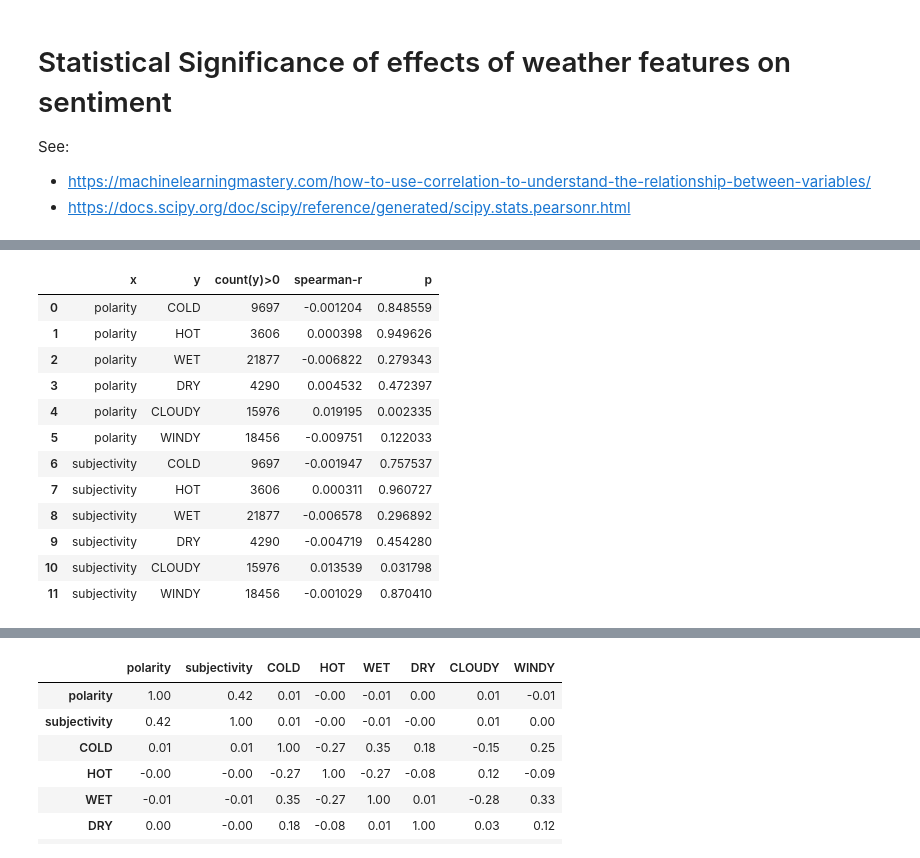
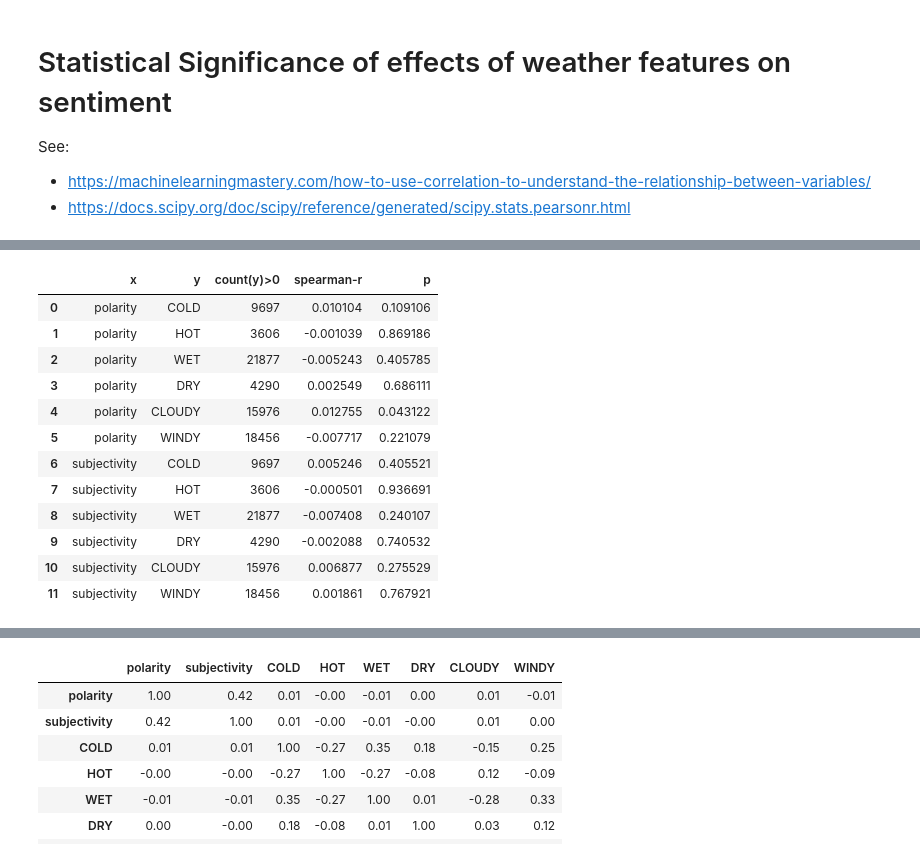
Before and after one commit to johnstcn/cs7is4group4, a Jupyter notebook: colab-notebook/TA_G4.ipynb, the cells around one changed output, grey strips where cells are left out. Drawn from its saved outputs; the diff is of its cells as text; code cells hidden in the pictures.

```diff
--- a/colab-notebook/TA_G4.ipynb
+++ b/colab-notebook/TA_G4.ipynb
@@ -691,30 +691,30 @@ wdf.describe()
 | max | 1.078802e+18 | 1.000000 | 1.000000 | 6.000000 | 11.000000 | 3.000000 | 11.000000 | 3.000000 | 5.000000 | 14.000000 |
 # %%
 rdf = pd.DataFrame(columns=['x', 'y', 'count(y)>0', 'spearman-r', 'p'])
-rdf = rdf.append(pd.Series(['polarity', 'COLD', len(wdf.query('COLD > 0')), *stats.pearsonr(wdf['polarity'], wdf['COLD'])], index=rdf.columns), ignore_index=True)
-rdf = rdf.append(pd.Series(['polarity','HOT', len(wdf.query('HOT > 0')), *stats.pearsonr(wdf['polarity'], wdf['HOT'])], index=rdf.columns), ignore_index=True)
-rdf = rdf.append(pd.Series(['polarity','WET', len(wdf.query('WET > 0')), *stats.pearsonr(wdf['polarity'], wdf['WET'])], index=rdf.columns), ignore_index=True)
-rdf = rdf.append(pd.Series(['polarity','DRY', len(wdf.query('DRY > 0')), *stats.pearsonr(wdf['polarity'], wdf['DRY'])], index=rdf.columns), ignore_index=True)
-rdf = rdf.append(pd.Series(['polarity','CLOUDY', len(wdf.query('CLOUDY > 0')), *stats.pearsonr(wdf['polarity'], wdf['CLOUDY'])], index=rdf.columns), ignore_index=True)
-rdf = rdf.append(pd.Series(['polarity','WINDY', len(wdf.query('WINDY > 0')), *stats.pearsonr(wdf['polarity'], wdf['WINDY'])], index=rdf.columns), ignore_index=True)
-rdf = rdf.append(pd.Series(['subjectivity', 'COLD', len(wdf.query('COLD > 0')), *stats.pearsonr(wdf['subjectivity'], wdf['COLD'])], index=rdf.columns), ignore_index=True)
-rdf = rdf.append(pd.Series(['subjectivity','HOT', len(wdf.query('HOT > 0')), *stats.pearsonr(wdf['subjectivity'], wdf['HOT'])], index=rdf.columns), ignore_index=True)
-rdf = rdf.append(pd.Series(['subjectivity','WET', len(wdf.query('WET > 0')), *stats.pearsonr(wdf['subjectivity'], wdf['WET'])], index=rdf.columns), ignore_index=True)
-rdf = rdf.append(pd.Series(['subjectivity','DRY', len(wdf.query('DRY > 0')), *stats.pearsonr(wdf['subjectivity'], wdf['DRY'])], index=rdf.columns), ignore_index=True)
-rdf = rdf.append(pd.Series(['subjectivity','CLOUDY', len(wdf.query('CLOUDY > 0')), *stats.pearsonr(wdf['subjectivity'], wdf['CLOUDY'])], index=rdf.columns), ignore_index=True)
-rdf = rdf.append(pd.Series(['subjectivity','WINDY', len(wdf.query('WINDY > 0')), *stats.pearsonr(wdf['subjectivity'], wdf['WINDY'])], index=rdf.columns), ignore_index=True)
+rdf = rdf.append(pd.Series(['polarity', 'COLD', len(wdf.query('COLD > 0')), *stats.spearmanr(wdf['polarity'], wdf['COLD'])], index=rdf.columns), ignore_index=True)
+rdf = rdf.append(pd.Series(['polarity','HOT', len(wdf.query('HOT > 0')), *stats.spearmanr(wdf['polarity'], wdf['HOT'])], index=rdf.columns), ignore_index=True)
+rdf = rdf.append(pd.Series(['polarity','WET', len(wdf.query('WET > 0')), *stats.spearmanr(wdf['polarity'], wdf['WET'])], index=rdf.columns), ignore_index=True)
+rdf = rdf.append(pd.Series(['polarity','DRY', len(wdf.query('DRY > 0')), *stats.spearmanr(wdf['polarity'], wdf['DRY'])], index=rdf.columns), ignore_index=True)
+rdf = rdf.append(pd.Series(['polarity','CLOUDY', len(wdf.query('CLOUDY > 0')), *stats.spearmanr(wdf['polarity'], wdf['CLOUDY'])], index=rdf.columns), ignore_index=True)
+rdf = rdf.append(pd.Series(['polarity','WINDY', len(wdf.query('WINDY > 0')), *stats.spearmanr(wdf['polarity'], wdf['WINDY'])], index=rdf.columns), ignore_index=True)
+rdf = rdf.append(pd.Series(['subjectivity', 'COLD', len(wdf.query('COLD > 0')), *stats.spearmanr(wdf['subjectivity'], wdf['COLD'])], index=rdf.columns), ignore_index=True)
+rdf = rdf.append(pd.Series(['subjectivity','HOT', len(wdf.query('HOT > 0')), *stats.spearmanr(wdf['subjectivity'], wdf['HOT'])], index=rdf.columns), ignore_index=True)
+rdf = rdf.append(pd.Series(['subjectivity','WET', len(wdf.query('WET > 0')), *stats.spearmanr(wdf['subjectivity'], wdf['WET'])], index=rdf.columns), ignore_index=True)
+rdf = rdf.append(pd.Series(['subjectivity','DRY', len(wdf.query('DRY > 0')), *stats.spearmanr(wdf['subjectivity'], wdf['DRY'])], index=rdf.columns), ignore_index=True)
+rdf = rdf.append(pd.Series(['subjectivity','CLOUDY', len(wdf.query('CLOUDY > 0')), *stats.spearmanr(wdf['subjectivity'], wdf['CLOUDY'])], index=rdf.columns), ignore_index=True)
+rdf = rdf.append(pd.Series(['subjectivity','WINDY', len(wdf.query('WINDY > 0')), *stats.spearmanr(wdf['subjectivity'], wdf['WINDY'])], index=rdf.columns), ignore_index=True)
 rdf
 # %% [output]
 |  | x | y | count(y)>0 | spearman-r | p |
-| 0 | polarity | COLD | 9697 | -0.001204 | 0.848559 |
-| 1 | polarity | HOT | 3606 | 0.000398 | 0.949626 |
-| 2 | polarity | WET | 21877 | -0.006822 | 0.279343 |
-| 3 | polarity | DRY | 4290 | 0.004532 | 0.472397 |
-| 4 | polarity | CLOUDY | 15976 | 0.019195 | 0.002335 |
-| 5 | polarity | WINDY | 18456 | -0.009751 | 0.122033 |
-| 6 | subjectivity | COLD | 9697 | -0.001947 | 0.757537 |
-| 7 | subjectivity | HOT | 3606 | 0.000311 | 0.960727 |
-| 8 | subjectivity | WET | 21877 | -0.006578 | 0.296892 |
-| 9 | subjectivity | DRY | 4290 | -0.004719 | 0.454280 |
-| 10 | subjectivity | CLOUDY | 15976 | 0.013539 | 0.031798 |
-| 11 | subjectivity | WINDY | 18456 | -0.001029 | 0.870410 |
+| 0 | polarity | COLD | 9697 | 0.010104 | 0.109106 |
+| 1 | polarity | HOT | 3606 | -0.001039 | 0.869186 |
+| 2 | polarity | WET | 21877 | -0.005243 | 0.405785 |
+| 3 | polarity | DRY | 4290 | 0.002549 | 0.686111 |
+| 4 | polarity | CLOUDY | 15976 | 0.012755 | 0.043122 |
+| 5 | polarity | WINDY | 18456 | -0.007717 | 0.221079 |
+| 6 | subjectivity | COLD | 9697 | 0.005246 | 0.405521 |
+| 7 | subjectivity | HOT | 3606 | -0.000501 | 0.936691 |
+| 8 | subjectivity | WET | 21877 | -0.007408 | 0.240107 |
+| 9 | subjectivity | DRY | 4290 | -0.002088 | 0.740532 |
+| 10 | subjectivity | CLOUDY | 15976 | 0.006877 | 0.275529 |
+| 11 | subjectivity | WINDY | 18456 | 0.001861 | 0.767921 |
```
Also changed, not shown: parts of 2 cells of this notebook.
